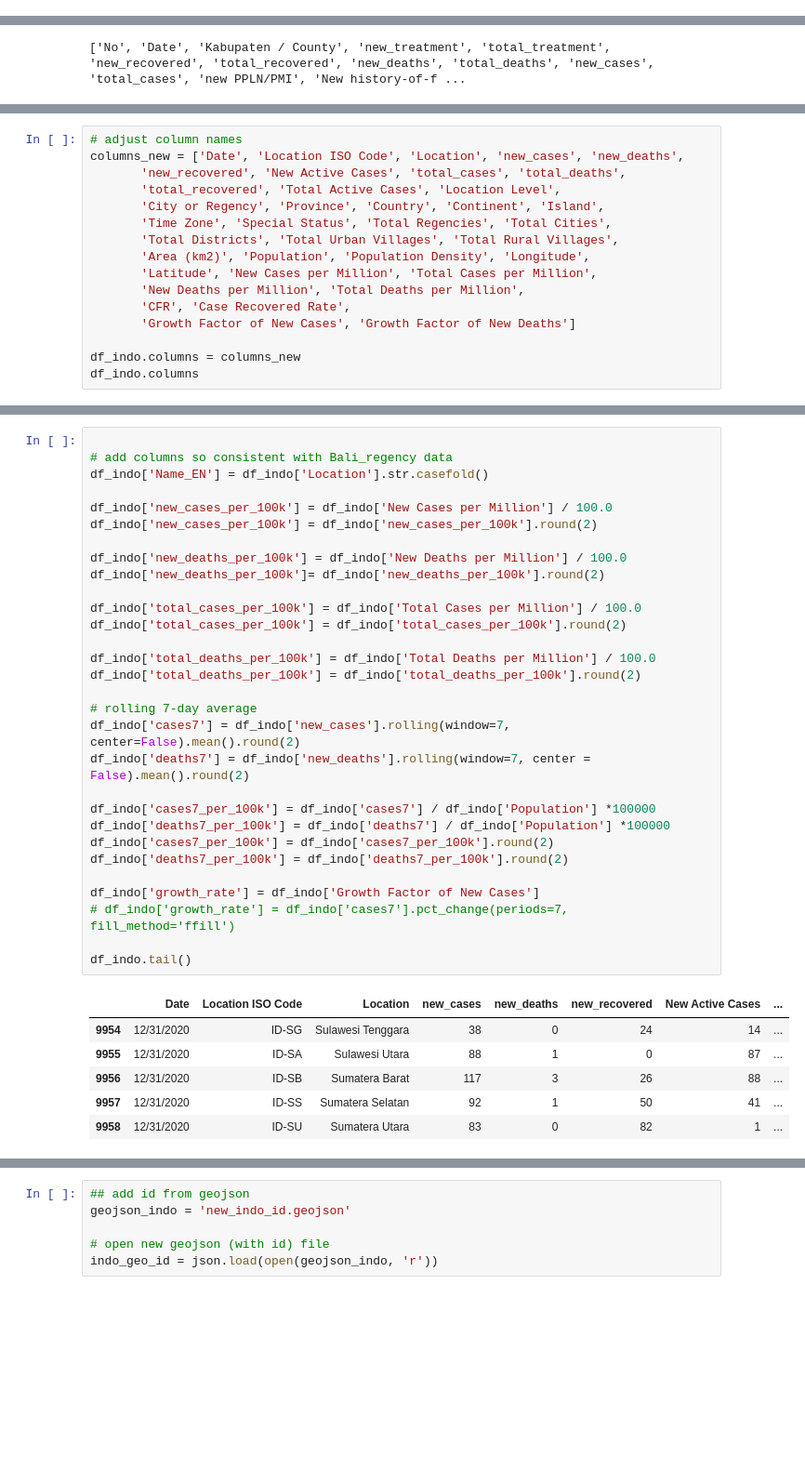
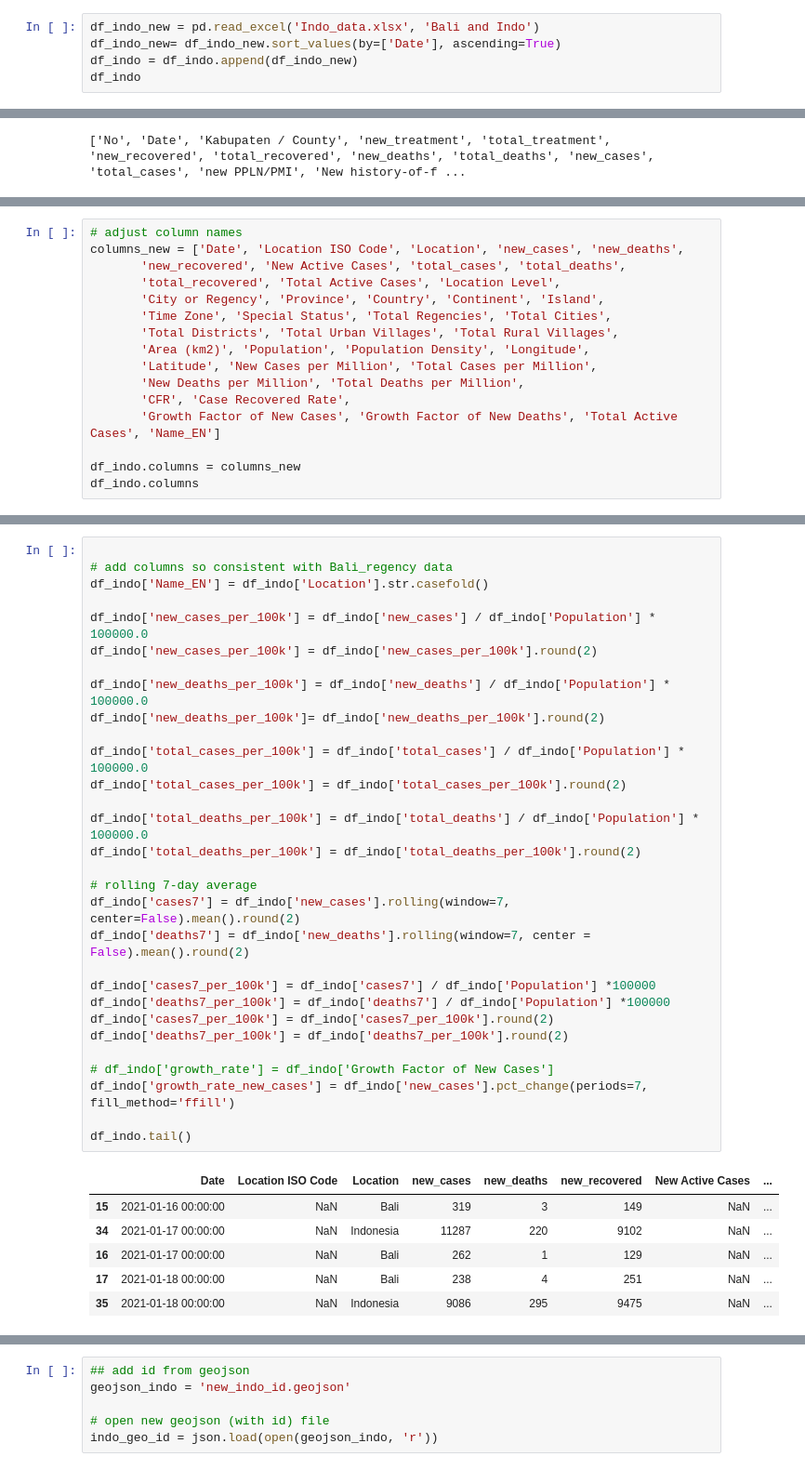
Before and after one commit to Svensone/bali-covid-app, a Jupyter notebook: data/daily_data_covid_bali_processing.ipynb, the cells around one changed output, grey strips where cells are left out. Shown at 93% size. Cells and saved outputs as stored; diff of their text form; blank space fills up the shorter version.

Commit message:
update data

```diff
--- a/data/daily_data_covid_bali_processing.ipynb
+++ b/data/daily_data_covid_bali_processing.ipynb
@@ -279,3 +279,8 @@ df_indo.head()
 | 3 | 3/2/2020 | ID-JB | Jawa Barat | 3 | 0 | 0 | 3 | ... |
 | 4 | 3/2/2020 | ID-RI | Riau | 1 | 0 | 0 | 1 | ... |
 5 rows × 37 columns
+# %%
+df_indo_new = pd.read_excel('Indo_data.xlsx', 'Bali and Indo')
+df_indo_new= df_indo_new.sort_values(by=['Date'], ascending=True)
+df_indo = df_indo.append(df_indo_new)
+df_indo
@@ -297,7 +332,7 @@ columns_new = ['Date', 'Location ISO Code', 'Location', 'new_cases', 'new_deaths
        'Latitude', 'New Cases per Million', 'Total Cases per Million',
        'New Deaths per Million', 'Total Deaths per Million',
        'CFR', 'Case Recovered Rate',
-       'Growth Factor of New Cases', 'Growth Factor of New Deaths']
+       'Growth Factor of New Cases', 'Growth Factor of New Deaths', 'Total Active Cases', 'Name_EN']
 
 df_indo.columns = columns_new
 df_indo.columns
@@ -317,37 +352,37 @@ Index(['Date', 'Location ISO Code', 'Location', 'new_cases', 'new_deaths',
 # %%
 
 # add columns so consistent with Bali_regency data
 df_indo['Name_EN'] = df_indo['Location'].str.casefold()
 
-df_indo['new_cases_per_100k'] = df_indo['New Cases per Million'] / 100.0
+df_indo['new_cases_per_100k'] = df_indo['new_cases'] / df_indo['Population'] * 100000.0
 df_indo['new_cases_per_100k'] = df_indo['new_cases_per_100k'].round(2)
 
-df_indo['new_deaths_per_100k'] = df_indo['New Deaths per Million'] / 100.0
+df_indo['new_deaths_per_100k'] = df_indo['new_deaths'] / df_indo['Population'] * 100000.0
 df_indo['new_deaths_per_100k']= df_indo['new_deaths_per_100k'].round(2)
 
-df_indo['total_cases_per_100k'] = df_indo['Total Cases per Million'] / 100.0
+df_indo['total_cases_per_100k'] = df_indo['total_cases'] / df_indo['Population'] * 100000.0
 df_indo['total_cases_per_100k'] = df_indo['total_cases_per_100k'].round(2)
 
-df_indo['total_deaths_per_100k'] = df_indo['Total Deaths per Million'] / 100.0
+df_indo['total_deaths_per_100k'] = df_indo['total_deaths'] / df_indo['Population'] * 100000.0
 df_indo['total_deaths_per_100k'] = df_indo['total_deaths_per_100k'].round(2)
 
 # rolling 7-day average
 df_indo['cases7'] = df_indo['new_cases'].rolling(window=7, center=False).mean().round(2)
 df_indo['deaths7'] = df_indo['new_deaths'].rolling(window=7, center = False).mean().round(2)
 
 df_indo['cases7_per_100k'] = df_indo['cases7'] / df_indo['Population'] *100000
 df_indo['deaths7_per_100k'] = df_indo['deaths7'] / df_indo['Population'] *100000
 df_indo['cases7_per_100k'] = df_indo['cases7_per_100k'].round(2)
 df_indo['deaths7_per_100k'] = df_indo['deaths7_per_100k'].round(2)
 
-df_indo['growth_rate'] = df_indo['Growth Factor of New Cases']
-# df_indo['growth_rate'] = df_indo['cases7'].pct_change(periods=7, fill_method='ffill')
+# df_indo['growth_rate'] = df_indo['Growth Factor of New Cases']
+df_indo['growth_rate_new_cases'] = df_indo['new_cases'].pct_change(periods=7, fill_method='ffill')
 
 df_indo.tail()
 # %% [output]
 |  | Date | Location ISO Code | Location | new_cases | new_deaths | new_recovered | New Active Cases | ... |
-| 9954 | 12/31/2020 | ID-SG | Sulawesi Tenggara | 38 | 0 | 24 | 14 | ... |
-| 9955 | 12/31/2020 | ID-SA | Sulawesi Utara | 88 | 1 | 0 | 87 | ... |
-| 9956 | 12/31/2020 | ID-SB | Sumatera Barat | 117 | 3 | 26 | 88 | ... |
-| 9957 | 12/31/2020 | ID-SS | Sumatera Selatan | 92 | 1 | 50 | 41 | ... |
-| 9958 | 12/31/2020 | ID-SU | Sumatera Utara | 83 | 0 | 82 | 1 | ... |
+| 15 | 2021-01-16 00:00:00 | NaN | Bali | 319 | 3 | 149 | NaN | ... |
+| 34 | 2021-01-17 00:00:00 | NaN | Indonesia | 11287 | 220 | 9102 | NaN | ... |
+| 16 | 2021-01-17 00:00:00 | NaN | Bali | 262 | 1 | 129 | NaN | ... |
+| 17 | 2021-01-18 00:00:00 | NaN | Bali | 238 | 4 | 251 | NaN | ... |
+| 35 | 2021-01-18 00:00:00 | NaN | Indonesia | 9086 | 295 | 9475 | NaN | ... |
```
Also changed, not shown: parts of 8 cells of this notebook, 5 other files.
